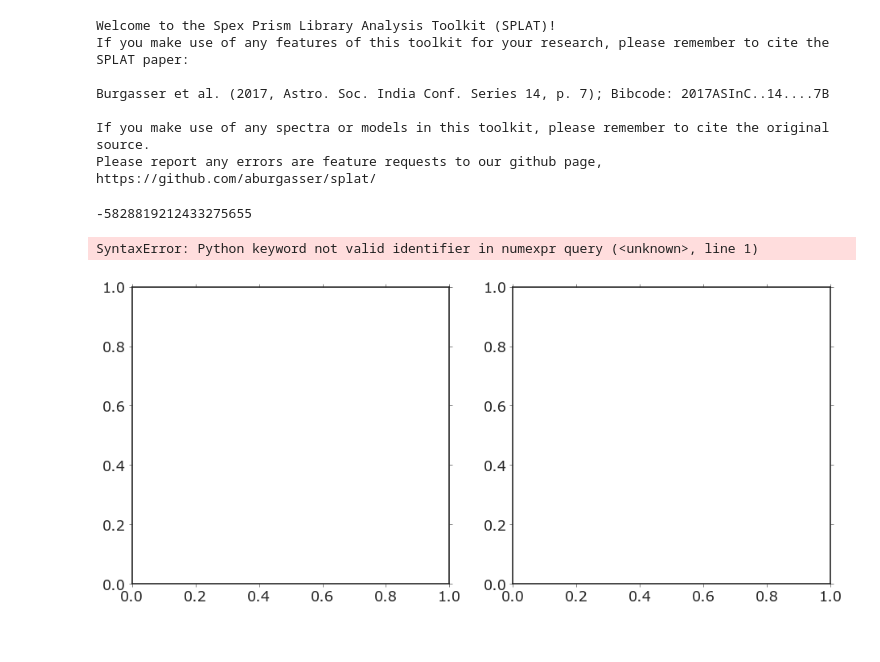
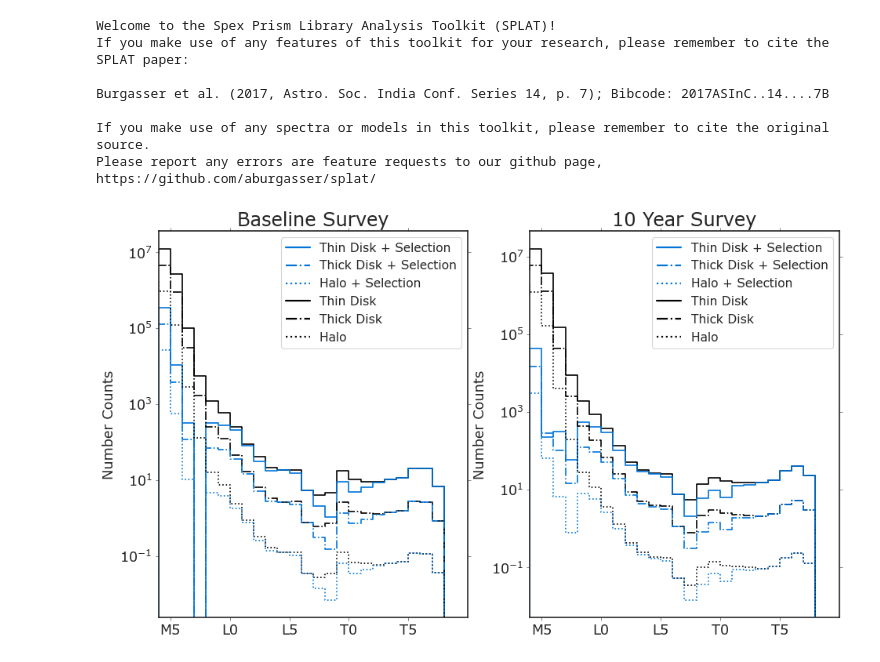
Before and after one commit to caganze/lsstsims, a Jupyter notebook: notebooks/LSST.ipynb, the cells around one changed output. Drawn from its saved outputs; the diff is of its cells as text; code cells hidden in the pictures.

```diff
--- a/notebooks/LSST.ipynb
+++ b/notebooks/LSST.ipynb
@@ -43,11 +43,13 @@ scl={'thin disk': 1, 'thick disk': 0.12, 'halo':0.005}
 
 
 selection0="LSST_G < 25.0 and LSST_R < 24.7 and LSST_I< 24.0 and LSST_Z < 23.3 and LSST_Y < 22.1"
+selection1="LSST_G < 25.3 and LSST_R < 25.6 and LSST_I< 25.4 and LSST_Z < 24.9 and LSST_Y < 24.0"
+
 color_selection="rz>2 and gz>2 and zy >1"
 proper_motion_cuts= 'proper_motion > 1 and parallax > 3'
-selection0=selection0+ 'and '+proper_motion_cuts
+
 selection= selection0+'and '+ color_selection
-selection10year= selection0+'and '+ color_selection
+selection10year= selection1+'and '+ color_selection + 'and '+proper_motion_cuts
 # %%
 def compute_vols_and_numbers(data, population, selection=None):
     counts={}
@@ -70,13 +72,13 @@ def compute_vols_and_numbers(data, population, selection=None):
             #select on pointing
             #print (p)
             select= select+'and '+'pointing == {}'.format(p)
-            nsim=df.query(select)
+            nsim=len(df.query(select))
 
             #add additional_selection
             if selection is not None:
                 select = select+'and '+ selection
 
-            nselected= df.query(select)
+            nselected= len(df.query(select))
             #compute total selection function
 
             tot_selection=(nselected/nsim)
@@ -111,39 +113,37 @@ for k in FILENAMES.keys():
 # %%
-fig, ax=plt.subplots(ncols=2, figsize=(14, 6))
+fig, ax=plt.subplots(ncols=2, figsize=(14, 8))
 survey='Rubin Wide'
 for pop in ['thin disk', 'thick disk', 'halo']:
     f= scl[pop]
     ns=compute_vols_and_numbers(data, pop, selection=selection0)[0]
     ns0=compute_vols_and_numbers(data,pop, selection=selection)[0]
     ax[0].step(ns.spt, f*ns.number, linestyle=linestyles[pop], color='k')
     ax[0].step(ns0.spt, f*ns0.number,  linestyle=linestyles[pop], color='#0074D9')
 
 survey='Rubin 10 year'
 for pop in ['thin disk', 'thick disk', 'halo']:
     f= scl[pop]
-    ns=compute_vols_and_numbers(data, pop, selection=selection0)[0]
+    ns=compute_vols_and_numbers(data, pop, selection=selection1)[0]
     ns0=compute_vols_and_numbers(data,pop, selection=selection10year)[0]
     ax[1].step(ns.spt, f*ns.number, linestyle=linestyles[pop], color='k')
     ax[1].step(ns0.spt, f*ns0.number,  linestyle=linestyles[pop], color='#0074D9')
 
 for a in ax:
     a.set(xticks=[15,20, 25, 30, 35], xticklabels=['M5', 'L0', 'L5', 'T0', 'T5'],\
           xlim=[14, 40], yscale='log', ylabel='Number Counts')
 
-    legend_elements = [Line2D([0], [0], color='#0074D9', ls='-',lw=2, label='Thin Disk + Color Selection'),
-                       Line2D([0], [0], color='#0074D9', ls='-.',lw=2, label='Thick Disk + Color Selection'),
-                       Line2D([0], [0], color='#0074D9', ls='dotted',lw=2, label='Halo + Color Selection'),
-                       Line2D([0], [0], color='k', ls='-',lw=2, label='Thin Disk '),
+    legend_elements = [Line2D([0], [0], color='#0074D9', ls='-',lw=2, label='Thin Disk + Selection'),
+                       Line2D([0], [0], color='#0074D9', ls='-.',lw=2, label='Thick Disk + Selection'),
+                       Line2D([0], [0], color='#0074D9', ls='dotted',lw=2, label='Halo + Selection'),
+                       Line2D([0], [0], color='k', ls='-',lw=2, label='Thin Disk'),
                        Line2D([0], [0], color='k', ls='-.',lw=2, label='Thick Disk '),
                        Line2D([0], [0], color='k', ls='dotted',lw=2, label='Halo ')]
 
     a.legend(handles=legend_elements, loc='upper right', fontsize=14)
 
 ax[0].set_title('Baseline Survey')
 ax[1].set_title('10 Year Survey')
 plt.savefig('../figures/lsst_baseline_number.pdf')
 # %% [output]
--5828819212433275655
-SyntaxError: Python keyword not valid identifier in numexpr query (<unknown>, line 1)
-[figure, old version]
+[figure, new version]
 # %%
```
Also changed, not shown: parts of 6 cells of this notebook, 6 other files.
